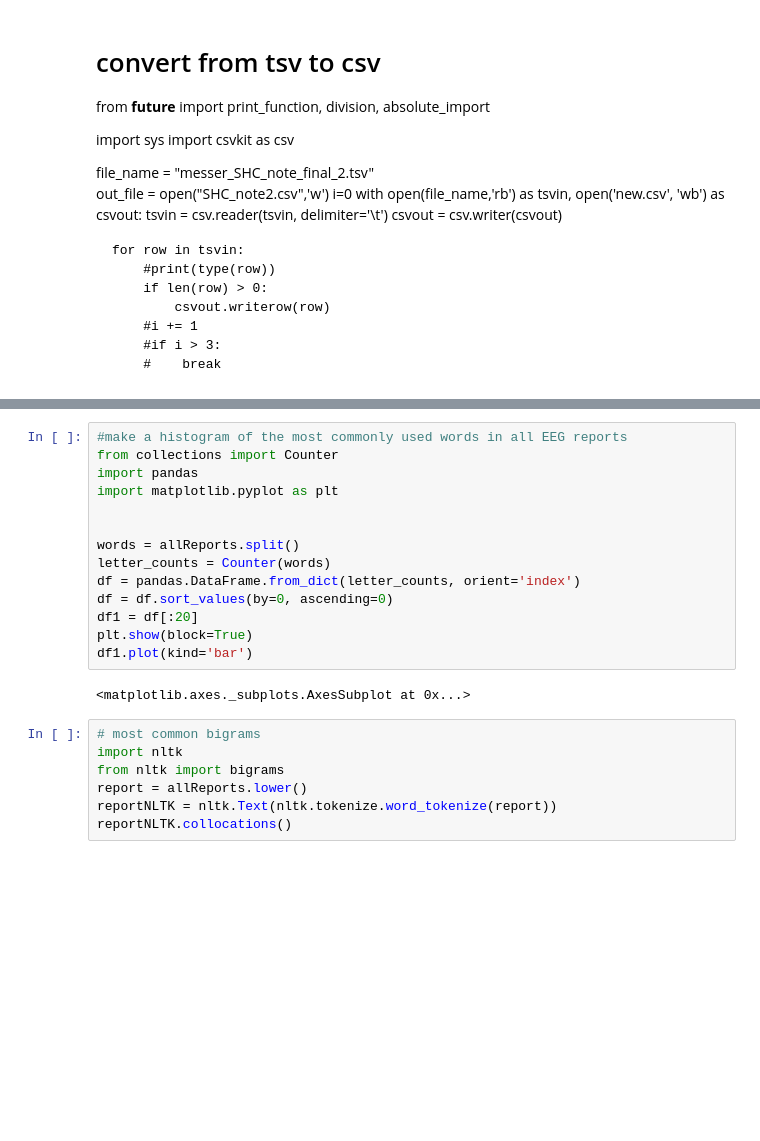
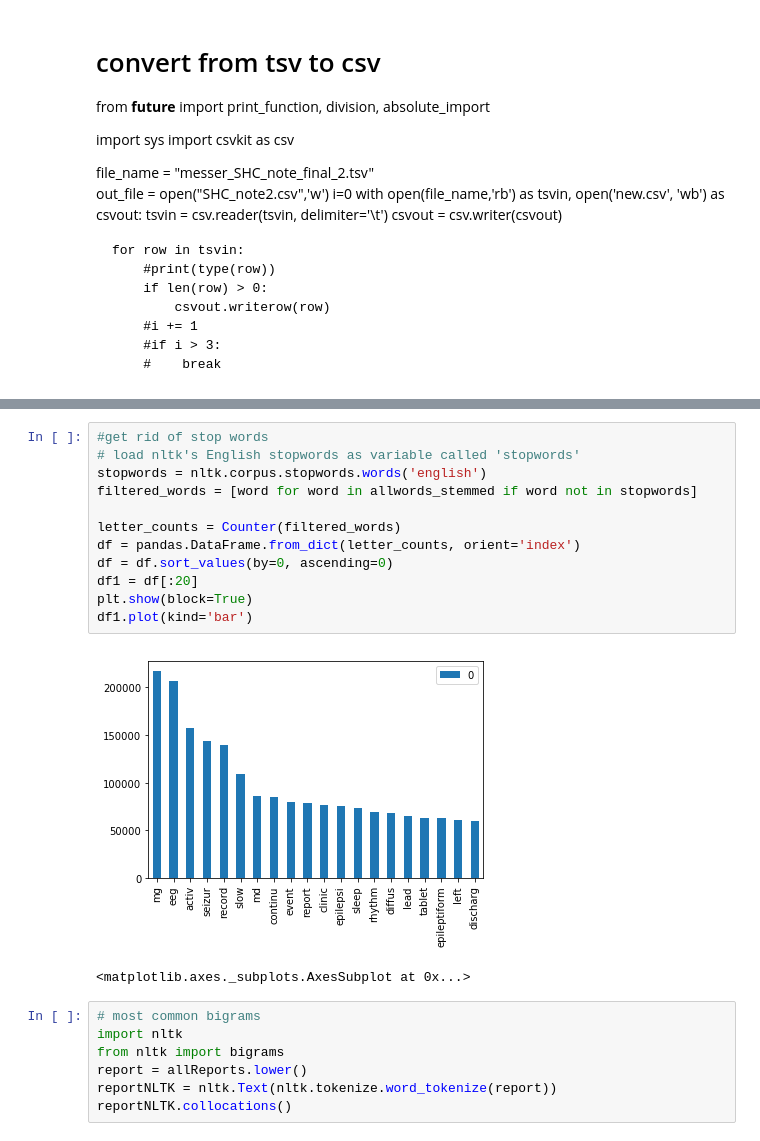
Before and after one commit to jk59325/EEGreportAnalyzer, a Jupyter notebook: EEGreportAnalyzer-adult.ipynb, the cells around one changed output, grey strips where cells are left out. Cells and saved outputs as stored; diff of their text form; blank space fills up the shorter version.

```diff
--- a/EEGreportAnalyzer-adult.ipynb
+++ b/EEGreportAnalyzer-adult.ipynb
@@ -186,18 +279,17 @@ f.close()
 # %%
-#make a histogram of the most commonly used words in all EEG reports
-from collections import Counter
-import pandas
-import matplotlib.pyplot as plt
+#get rid of stop words
+# load nltk's English stopwords as variable called 'stopwords'
+stopwords = nltk.corpus.stopwords.words('english')
+filtered_words = [word for word in allwords_stemmed if word not in stopwords]
 
-
-words = allReports.split()
-letter_counts = Counter(words)
+letter_counts = Counter(filtered_words)
 df = pandas.DataFrame.from_dict(letter_counts, orient='index')
 df = df.sort_values(by=0, ascending=0)
 df1 = df[:20]
 plt.show(block=True)
 df1.plot(kind='bar')
 # %% [output]
+[figure, added]
 <matplotlib.axes._subplots.AxesSubplot at 0x...>
 # %%
 # most common bigrams
```
Also changed, not shown: parts of 12 cells of this notebook.
